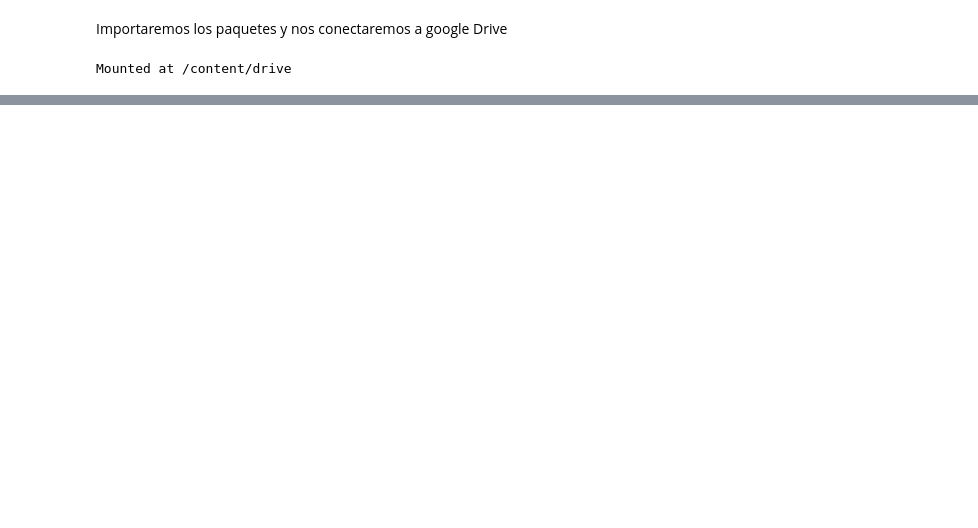
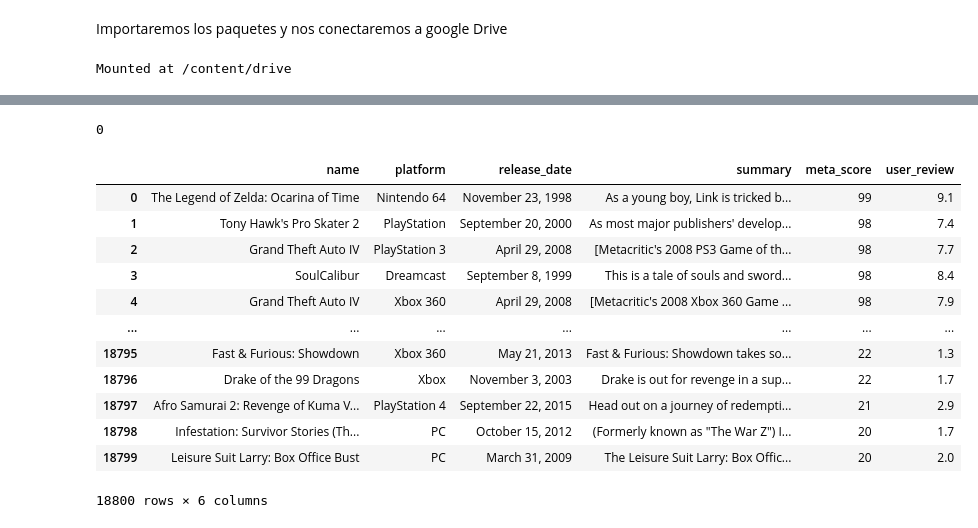
Before and after one commit to Davidossec/Proyectosda, a Jupyter notebook: Introducción_a_Paquetes.ipynb, the cells around one changed output, grey strips where cells are left out. Drawn from its saved outputs; the diff is of its cells as text; code cells hidden in the pictures; blank space fills up the shorter version.

```diff
--- a/Introducción_a_Paquetes.ipynb
+++ b/Introducción_a_Paquetes.ipynb
@@ -20,0 +25,3 @@ Creamos un Dataframe con los datos
+# %%
+games_df = pd.read_csv('/content/drive/MyDrive/Proyectos/Introducción a paquetes/all_games.csv')
+games_df.head(10)
@@ -20,0 +88,21 @@ Creamos un Dataframe con los datos
+# %%
+games_df.duplicated().sum()
+#No hay duplicados
+# %% [output]
+0
+# %%
+games_df
+# %% [output]
+|  | name | platform | release_date | summary | meta_score | user_review |
+| 0 | The Legend of Zelda: Ocarina of Time | Nintendo 64 | November 23, 1998 | As a young boy, Link is tricked b... | 99 | 9.1 |
+| 1 | Tony Hawk's Pro Skater 2 | PlayStation | September 20, 2000 | As most major publishers' develop... | 98 | 7.4 |
+| 2 | Grand Theft Auto IV | PlayStation 3 | April 29, 2008 | [Metacritic's 2008 PS3 Game of th... | 98 | 7.7 |
+| 3 | SoulCalibur | Dreamcast | September 8, 1999 | This is a tale of souls and sword... | 98 | 8.4 |
+| 4 | Grand Theft Auto IV | Xbox 360 | April 29, 2008 | [Metacritic's 2008 Xbox 360 Game ... | 98 | 7.9 |
+| ... | ... | ... | ... | ... | ... | ... |
+| 18795 | Fast & Furious: Showdown | Xbox 360 | May 21, 2013 | Fast & Furious: Showdown takes so... | 22 | 1.3 |
+| 18796 | Drake of the 99 Dragons | Xbox | November 3, 2003 | Drake is out for revenge in a sup... | 22 | 1.7 |
+| 18797 | Afro Samurai 2: Revenge of Kuma V... | PlayStation 4 | September 22, 2015 | Head out on a journey of redempti... | 21 | 2.9 |
+| 18798 | Infestation: Survivor Stories (Th... | PC | October 15, 2012 | (Formerly known as "The War Z") I... | 20 | 1.7 |
+| 18799 | Leisure Suit Larry: Box Office Bust | PC | March 31, 2009 | The Leisure Suit Larry: Box Offic... | 20 | 2.0 |
+18800 rows × 6 columns
```
Also changed, not shown: parts of 15 cells of this notebook.
